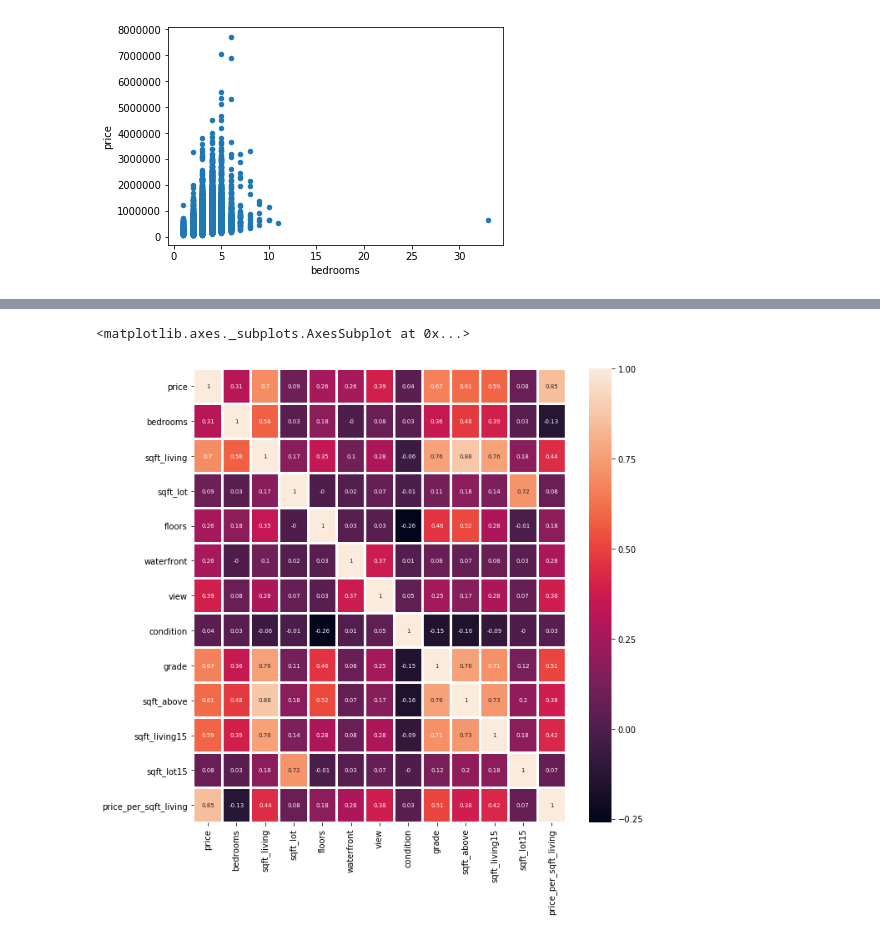
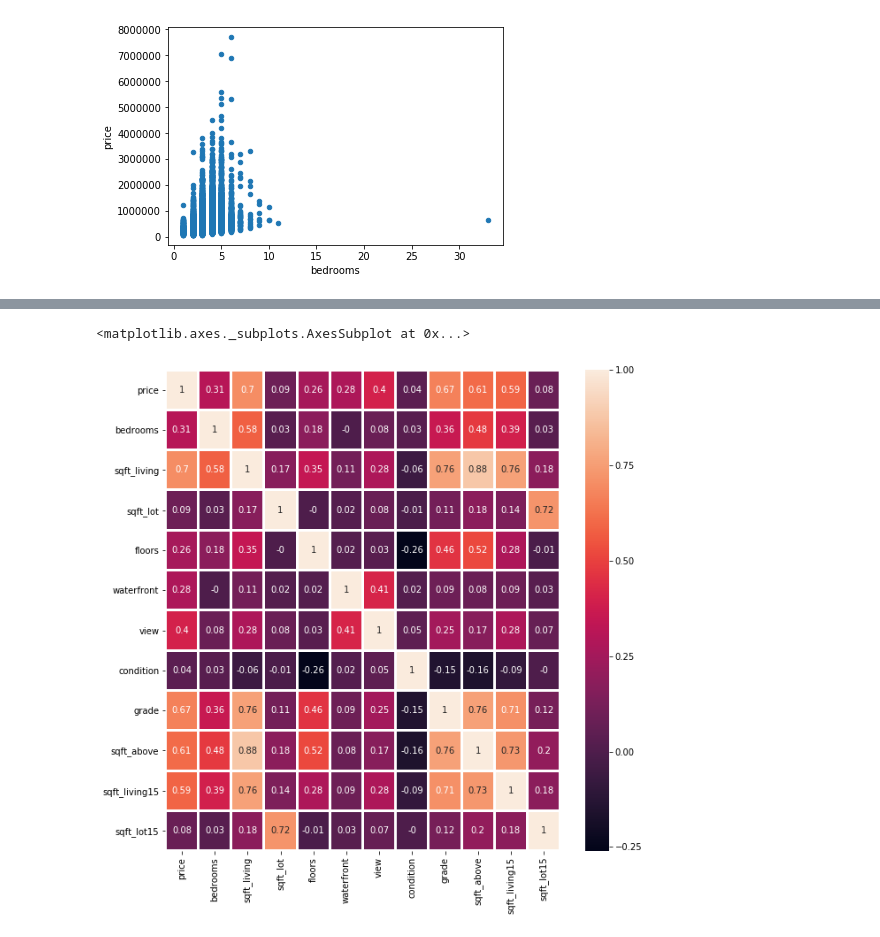
Before and after one commit to Silkways/Seattlers, a Jupyter notebook: Housing_Project_Gus.ipynb, the cells around one changed output, grey strips where cells are left out. Cells and saved outputs as stored; diff of their text form; code cells hidden in the pictures.

```diff
--- a/Housing_Project_Gus.ipynb
+++ b/Housing_Project_Gus.ipynb
@@ -30,0 +81,9 @@ df_base.head(n=10)
+# %%
+#View - for the number of viewings we make an assumption that no viewings (0 value) have been made where the value is null.
+#The number of nulls in view is unsignificant in the dataset (<1%)
+
+#yr_renovated - we make the assumption here that no renovation has occured for null values in yr_renovated.
+
+df_base.fillna(method = 'ffill', inplace = True)
+
+df_base.head()
@@ -44,5 +123,0 @@ df_base.head()
-# %%
-#Removing Nulls in the dataset -> method used is to replace them with 0 -> Not final approach
-
-df_base = df_base.fillna(method = 'ffill')
-df_base.isna().sum()
@@ -94,5 +152,0 @@ df_base.drop(df_base.loc[df_base['bedrooms']== 33].index)
-# %%
-#Added price per sqft column and renovation check column
-
-df_base ['price_per_sqft_living'] = round(df_base ['price'] / df_base ['bedrooms'])
-df_base['renovation'] = np.where(df_base['yr_renovated']>0, 'Yes', 'No')
@@ -99,3 +212,7 @@ df_base['renovation'] = np.where(df_base['yr_renovated']>0, 'Yes', 'No')
+# %%
+#remove bathrooms outliers
+
+df_base.sort_values('price', ascending = False, inplace = True)
 # %%
 #Check renovation impact on Price
 
@@ -175,8 +276,8 @@ corr1.sort_values('grade', ascending = False)
 # %%
 #Updated & Simplified correlation heatmap
 
 f, ax = plt.subplots(figsize=(10, 10))
-sns.heatmap(data = corr1, annot = True, annot_kws = {"size": 7}, linewidth = 2)
+sns.heatmap(data = corr1, annot = True, annot_kws = {"size": 10}, linewidth = 2)
 # %% [output]
 <matplotlib.axes._subplots.AxesSubplot at 0x...>
-[figure, old version]
+[figure, new version]
```
Also changed, not shown: parts of 32 cells of this notebook, 1 other file.
